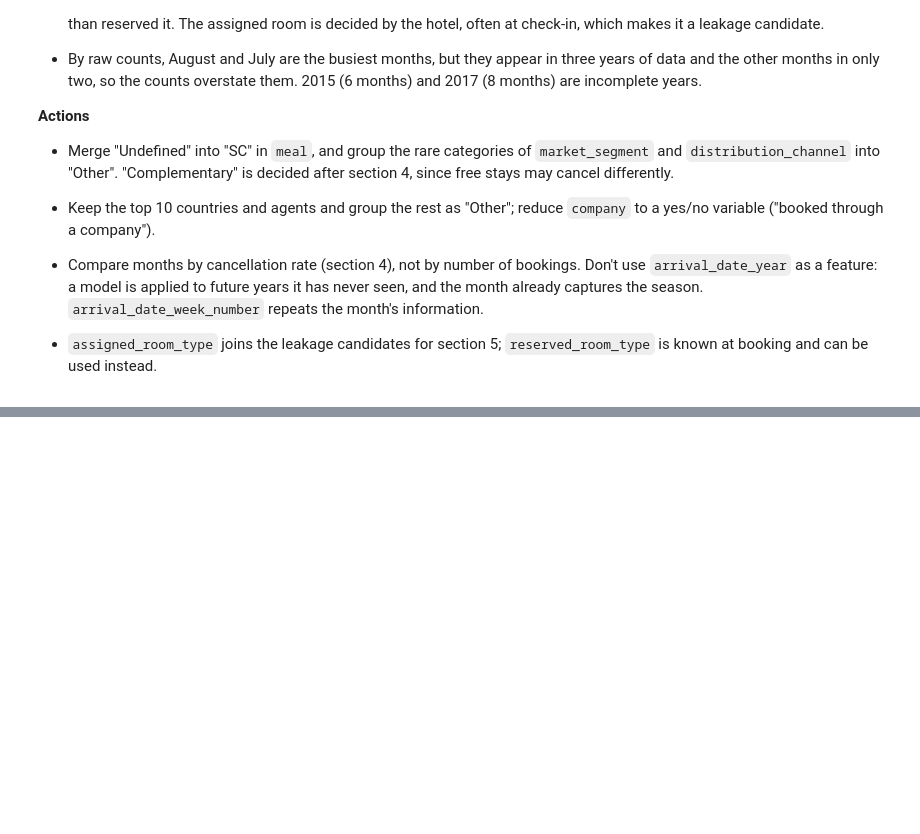
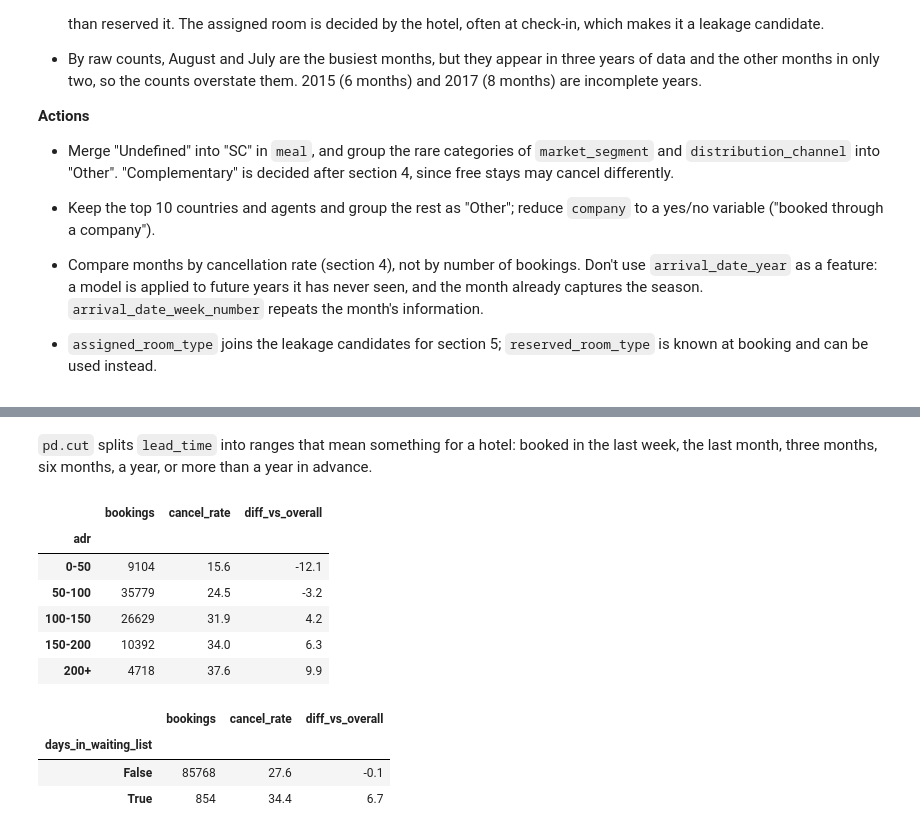
Before and after one commit to martinmon19/Assignment-MACHINE-LEARNING, a Jupyter notebook: notebooks/03_distributions.ipynb, the cells around one changed output, grey strips where cells are left out. Saved outputs shown, nothing was run; the diff lists cells and outputs as text; code cells hidden in the pictures; blank space fills up the shorter version.

```diff
--- a/notebooks/03_distributions.ipynb
+++ b/notebooks/03_distributions.ipynb
@@ -457,0 +488,20 @@ years while the other months appear in only two.
+# %% [markdown]
+`pd.cut` splits `lead_time` into ranges that mean something for a hotel: booked in the last week, the last month, three months, six months, a year, or more than a year in advance.
+# %%
+adr_range = pd.cut(df["adr"], bins=[-0.01, 50, 100, 150, 200, df["adr"].max()],
+                   labels=["0-50", "50-100", "100-150", "150-200", "200+"])
+adr_table = cancel_rate(adr_range)
+wait_table = cancel_rate(df["days_in_waiting_list"] > 0)
+display(adr_table, wait_table)
+# %% [output]
+|  | bookings | cancel_rate | diff_vs_overall |
+| adr |  |  |  |
+| 0-50 | 9104 | 15.6 | -12.1 |
+| 50-100 | 35779 | 24.5 | -3.2 |
+| 100-150 | 26629 | 31.9 | 4.2 |
+| 150-200 | 10392 | 34.0 | 6.3 |
+| 200+ | 4718 | 37.6 | 9.9 |
+|  | bookings | cancel_rate | diff_vs_overall |
+| days_in_waiting_list |  |  |  |
+| False | 85768 | 27.6 | -0.1 |
+| True | 854 | 34.4 | 6.7 |
```
Also changed, not shown: parts of 8 cells of this notebook.
